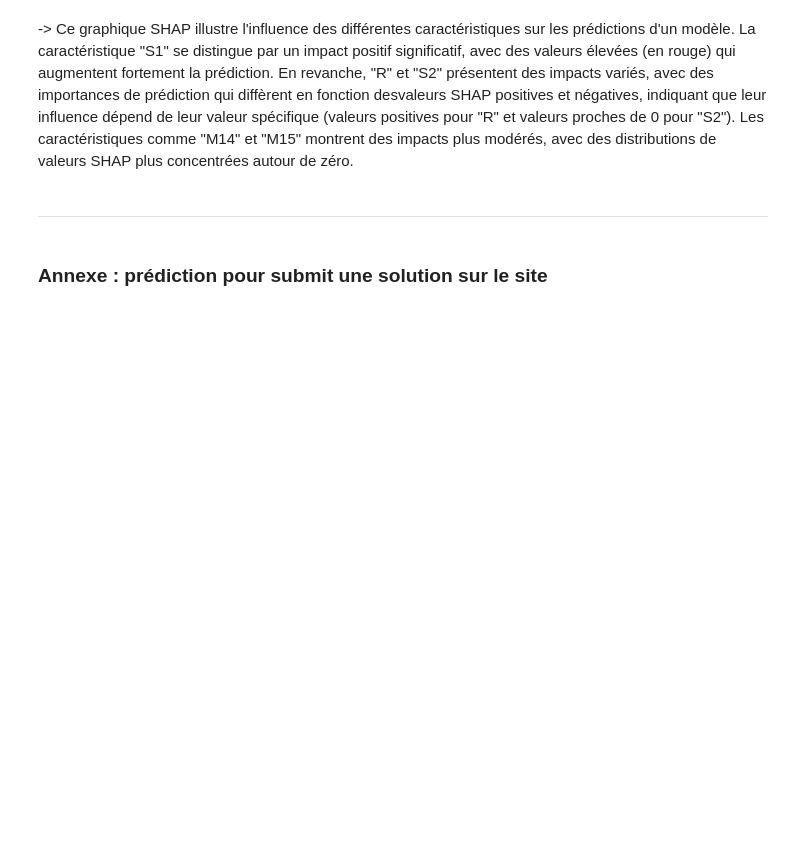
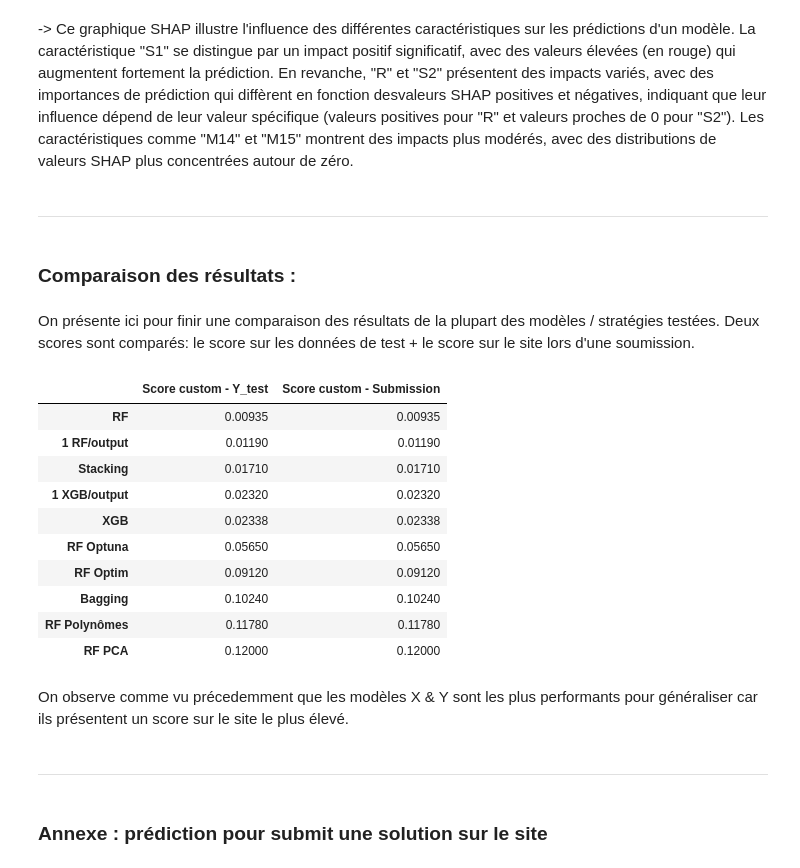
Before and after one commit to baptistedfr/Identification-Gaz-Toxiques-BERTIN, a Jupyter notebook: notebook_CHARBONNIER_DUFOUR.ipynb, the cells around one changed output. Cells and saved outputs as stored; diff of their text form; code cells hidden in the pictures; blank space fills up the shorter version.

Commit message:
Comparaison des modèles

```diff
--- a/notebook_CHARBONNIER_DUFOUR.ipynb
+++ b/notebook_CHARBONNIER_DUFOUR.ipynb
@@ -983,6 +989,34 @@ shap.summary_plot(shap_values_for_output, X_train)
 Les caractéristiques comme "M14" et "M15" montrent des impacts plus modérés, avec des distributions de valeurs SHAP plus concentrées autour de zéro.
 # %% [markdown]
 -----
+# %% [markdown]
+### Comparaison des résultats :
+# %% [markdown]
+On présente ici pour finir une comparaison des résultats de la plupart des modèles / stratégies testées.
+Deux scores sont comparés: le score sur les données de test + le score sur le site lors d'une soumission.
+# %%
+res_finaux = {"Score custom - Y_test": [0.00935, 0.0912, 0.02338, 0.0565, 0.1024, 0.12, 0.1178, 0.0171, 0.0119, 0.0232],
+              "Score custom - Submission": [0.00935, 0.0912, 0.02338, 0.0565, 0.1024, 0.12, 0.1178, 0.0171, 0.0119, 0.0232]} #A Modifier depuis le site
+index = ["RF", "RF Optim", "XGB", "RF Optuna", "Bagging", "RF PCA", "RF Polynômes", "Stacking", "1 RF/output", "1 XGB/output"]
+
+df_res = pd.DataFrame(res_finaux, index=index).sort_values(by="Score custom - Submission")
+df_res.head(15)
+# %% [output]
+|  | Score custom - Y_test | Score custom - Submission |
+| RF | 0.00935 | 0.00935 |
+| 1 RF/output | 0.01190 | 0.01190 |
+| Stacking | 0.01710 | 0.01710 |
+| 1 XGB/output | 0.02320 | 0.02320 |
+| XGB | 0.02338 | 0.02338 |
+| RF Optuna | 0.05650 | 0.05650 |
+| RF Optim | 0.09120 | 0.09120 |
+| Bagging | 0.10240 | 0.10240 |
+| RF Polynômes | 0.11780 | 0.11780 |
+| RF PCA | 0.12000 | 0.12000 |
+# %% [markdown]
+On observe comme vu précedemment que les modèles X & Y sont les plus performants pour généraliser car ils présentent un score sur le site le plus élevé.
+# %% [markdown]
+-----
 # %% [markdown]
 ### <b>Annexe</b> : prédiction pour submit une solution sur le site
 # %%
```
Also changed, not shown: parts of 4 cells of this notebook.
